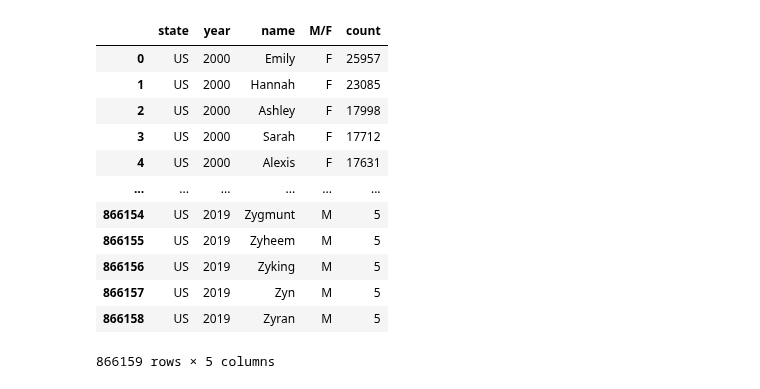
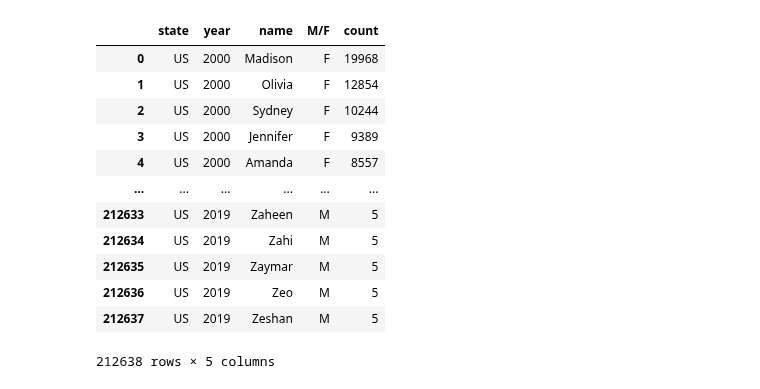
Before and after one commit to paulsch1/capstone, a Jupyter notebook: cap8_predict.ipynb, the cells around one changed output. Cells and saved outputs as stored; diff of their text form; code cells hidden in the pictures.

```diff
--- a/cap8_predict.ipynb
+++ b/cap8_predict.ipynb
@@ -7,22 +7,22 @@ from sklearn.metrics import mean_squared_log_error
 dfraw = load_names_from_web(category='national', hide_pre_1937=True, use_existing_files=True)
 traintestval, holdout = holdout_split(dfraw)
 trainval, test = holdout_split(traintestval)
-# %%
-trainval
-# %% [output]
-|  | state | year | name | M/F | count |
-| 0 | US | 2000 | Emily | F | 25957 |
-| 1 | US | 2000 | Hannah | F | 23085 |
-| 2 | US | 2000 | Ashley | F | 17998 |
-| 3 | US | 2000 | Sarah | F | 17712 |
-| 4 | US | 2000 | Alexis | F | 17631 |
-| ... | ... | ... | ... | ... | ... |
-| 866154 | US | 2019 | Zygmunt | M | 5 |
-| 866155 | US | 2019 | Zyheem | M | 5 |
-| 866156 | US | 2019 | Zyking | M | 5 |
-| 866157 | US | 2019 | Zyn | M | 5 |
-| 866158 | US | 2019 | Zyran | M | 5 |
-866159 rows × 5 columns
+# %%
+test
+# %% [output]
+|  | state | year | name | M/F | count |
+| 0 | US | 2000 | Madison | F | 19968 |
+| 1 | US | 2000 | Olivia | F | 12854 |
+| 2 | US | 2000 | Sydney | F | 10244 |
+| 3 | US | 2000 | Jennifer | F | 9389 |
+| 4 | US | 2000 | Amanda | F | 8557 |
+| ... | ... | ... | ... | ... | ... |
+| 212633 | US | 2019 | Zaheen | M | 5 |
+| 212634 | US | 2019 | Zahi | M | 5 |
+| 212635 | US | 2019 | Zaymar | M | 5 |
+| 212636 | US | 2019 | Zeo | M | 5 |
+| 212637 | US | 2019 | Zeshan | M | 5 |
+212638 rows × 5 columns
 # %%
 def get_all_known_names(data):
 
```
Also changed, not shown: parts of 5 cells of this notebook.
